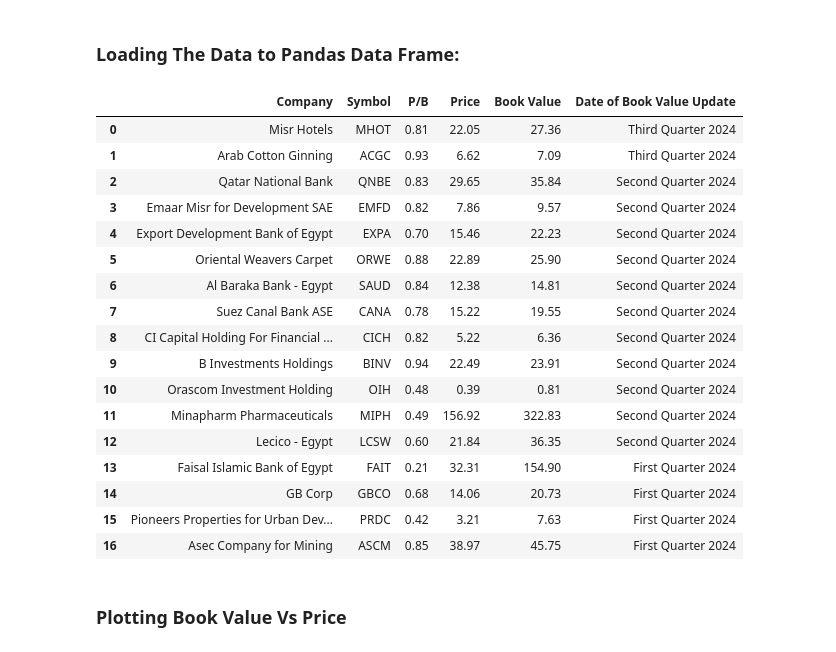
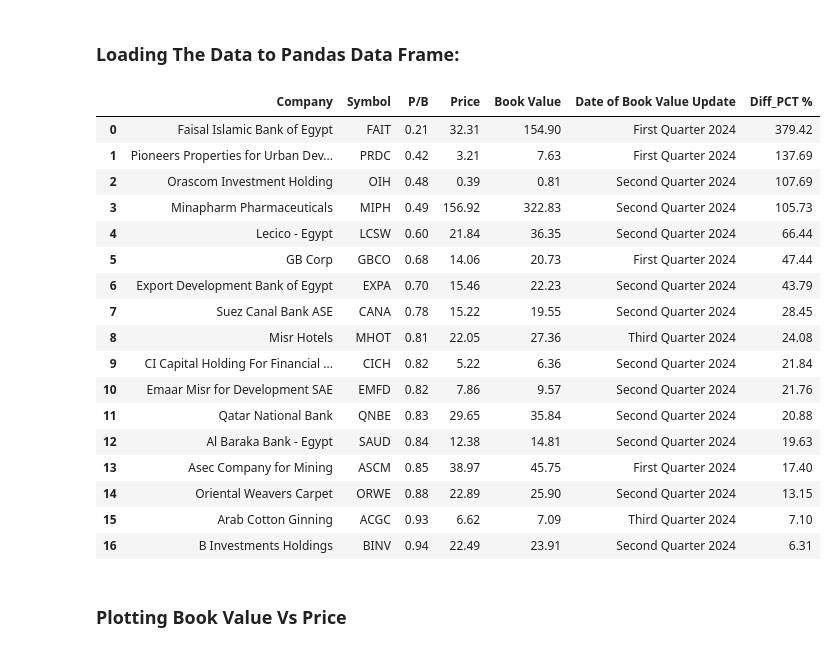
Before and after one commit to mohamedelieba/Egyptian-Stock-Market-Analysis, a Jupyter notebook: EGX_Analysis.ipynb, the cells around one changed output. Drawn from its saved outputs; the diff is of its cells as text; code cells hidden in the pictures.

```diff
--- a/EGX_Analysis.ipynb
+++ b/EGX_Analysis.ipynb
@@ -148,35 +113,36 @@ for symbol in symbols:
 # %%
 data = {'Company': names, 'Symbol': symbols_list,'EPS': EPS, 'Price':prices,'Book Value': book_values, 'P/B': ratios, 'Date of Book Value Update': update_dates}
 
 df = pd.DataFrame(data)
 df['year'] = df['Date of Book Value Update'].str[-4:]
 df['Quarter'] = df['Date of Book Value Update'].str.split().str[0]
 df['Company'] = df['Company'].str.split().str[:-1].str.join(' ')
 quarter_order = ['First', 'Second', 'Third', 'Fourth']
 df['Quarter'] = pd.Categorical(df['Quarter'], categories=quarter_order, ordered=True)
-df = df.sort_values(by=['year','Quarter'], ascending=False)
-df = df[['Company', 'Symbol', 'P/B','Price','Book Value','Date of Book Value Update']]
+df['Diff_PCT %'] = round(((df['Book Value'] - df ['Price'] )/ df['Price']) * 100,2)
+df = df.sort_values(by=['Diff_PCT %', 'year','Quarter'], ascending=False)
+df = df[['Company', 'Symbol', 'P/B','Price','Book Value','Date of Book Value Update', 'Diff_PCT %']]
 df = df.reset_index(drop=True)
 df
 # %% [output]
-|  | Company | Symbol | P/B | Price | Book Value | Date of Book Value Update |
-| 0 | Misr Hotels | MHOT | 0.81 | 22.05 | 27.36 | Third Quarter 2024 |
-| 1 | Arab Cotton Ginning | ACGC | 0.93 | 6.62 | 7.09 | Third Quarter 2024 |
-| 2 | Qatar National Bank | QNBE | 0.83 | 29.65 | 35.84 | Second Quarter 2024 |
-| 3 | Emaar Misr for Development SAE | EMFD | 0.82 | 7.86 | 9.57 | Second Quarter 2024 |
-| 4 | Export Development Bank of Egypt | EXPA | 0.70 | 15.46 | 22.23 | Second Quarter 2024 |
-| 5 | Oriental Weavers Carpet | ORWE | 0.88 | 22.89 | 25.90 | Second Quarter 2024 |
-| 6 | Al Baraka Bank - Egypt | SAUD | 0.84 | 12.38 | 14.81 | Second Quarter 2024 |
-| 7 | Suez Canal Bank ASE | CANA | 0.78 | 15.22 | 19.55 | Second Quarter 2024 |
-| 8 | CI Capital Holding For Financial ... | CICH | 0.82 | 5.22 | 6.36 | Second Quarter 2024 |
-| 9 | B Investments Holdings | BINV | 0.94 | 22.49 | 23.91 | Second Quarter 2024 |
-| 10 | Orascom Investment Holding | OIH | 0.48 | 0.39 | 0.81 | Second Quarter 2024 |
-| 11 | Minapharm Pharmaceuticals | MIPH | 0.49 | 156.92 | 322.83 | Second Quarter 2024 |
-| 12 | Lecico - Egypt | LCSW | 0.60 | 21.84 | 36.35 | Second Quarter 2024 |
-| 13 | Faisal Islamic Bank of Egypt | FAIT | 0.21 | 32.31 | 154.90 | First Quarter 2024 |
-| 14 | GB Corp | GBCO | 0.68 | 14.06 | 20.73 | First Quarter 2024 |
-| 15 | Pioneers Properties for Urban Dev... | PRDC | 0.42 | 3.21 | 7.63 | First Quarter 2024 |
-| 16 | Asec Company for Mining | ASCM | 0.85 | 38.97 | 45.75 | First Quarter 2024 |
+|  | Company | Symbol | P/B | Price | Book Value | Date of Book Value Update | Diff_PCT % |
+| 0 | Faisal Islamic Bank of Egypt | FAIT | 0.21 | 32.31 | 154.90 | First Quarter 2024 | 379.42 |
+| 1 | Pioneers Properties for Urban Dev... | PRDC | 0.42 | 3.21 | 7.63 | First Quarter 2024 | 137.69 |
+| 2 | Orascom Investment Holding | OIH | 0.48 | 0.39 | 0.81 | Second Quarter 2024 | 107.69 |
+| 3 | Minapharm Pharmaceuticals | MIPH | 0.49 | 156.92 | 322.83 | Second Quarter 2024 | 105.73 |
+| 4 | Lecico - Egypt | LCSW | 0.60 | 21.84 | 36.35 | Second Quarter 2024 | 66.44 |
+| 5 | GB Corp | GBCO | 0.68 | 14.06 | 20.73 | First Quarter 2024 | 47.44 |
+| 6 | Export Development Bank of Egypt | EXPA | 0.70 | 15.46 | 22.23 | Second Quarter 2024 | 43.79 |
+| 7 | Suez Canal Bank ASE | CANA | 0.78 | 15.22 | 19.55 | Second Quarter 2024 | 28.45 |
+| 8 | Misr Hotels | MHOT | 0.81 | 22.05 | 27.36 | Third Quarter 2024 | 24.08 |
+| 9 | CI Capital Holding For Financial ... | CICH | 0.82 | 5.22 | 6.36 | Second Quarter 2024 | 21.84 |
+| 10 | Emaar Misr for Development SAE | EMFD | 0.82 | 7.86 | 9.57 | Second Quarter 2024 | 21.76 |
+| 11 | Qatar National Bank | QNBE | 0.83 | 29.65 | 35.84 | Second Quarter 2024 | 20.88 |
+| 12 | Al Baraka Bank - Egypt | SAUD | 0.84 | 12.38 | 14.81 | Second Quarter 2024 | 19.63 |
+| 13 | Asec Company for Mining | ASCM | 0.85 | 38.97 | 45.75 | First Quarter 2024 | 17.40 |
+| 14 | Oriental Weavers Carpet | ORWE | 0.88 | 22.89 | 25.90 | Second Quarter 2024 | 13.15 |
+| 15 | Arab Cotton Ginning | ACGC | 0.93 | 6.62 | 7.09 | Third Quarter 2024 | 7.10 |
+| 16 | B Investments Holdings | BINV | 0.94 | 22.49 | 23.91 | Second Quarter 2024 | 6.31 |
 # %% [markdown]
 ### Plotting Book Value Vs Price
 # %%
```
Also changed, not shown: parts of 2 cells of this notebook, 1 other file.
